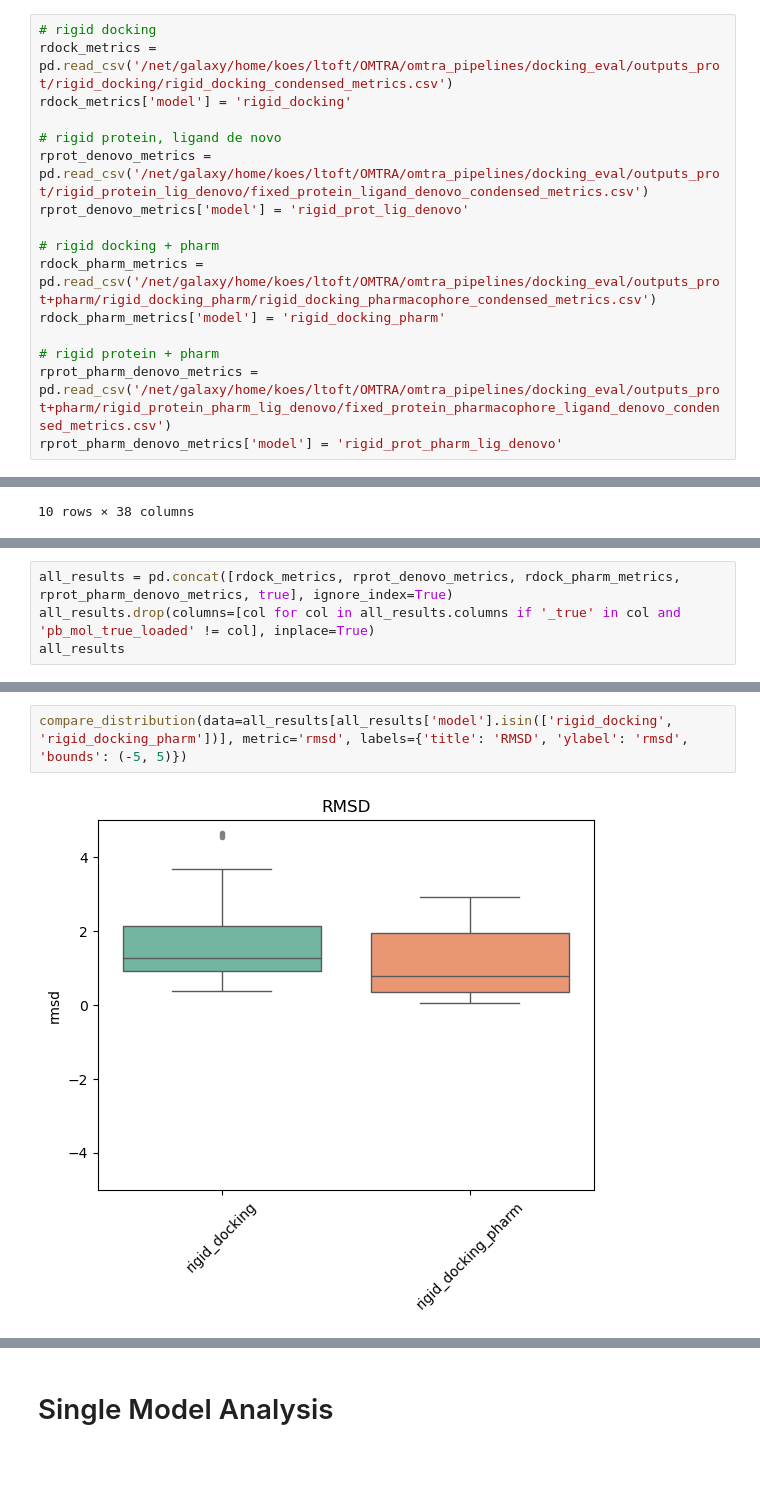
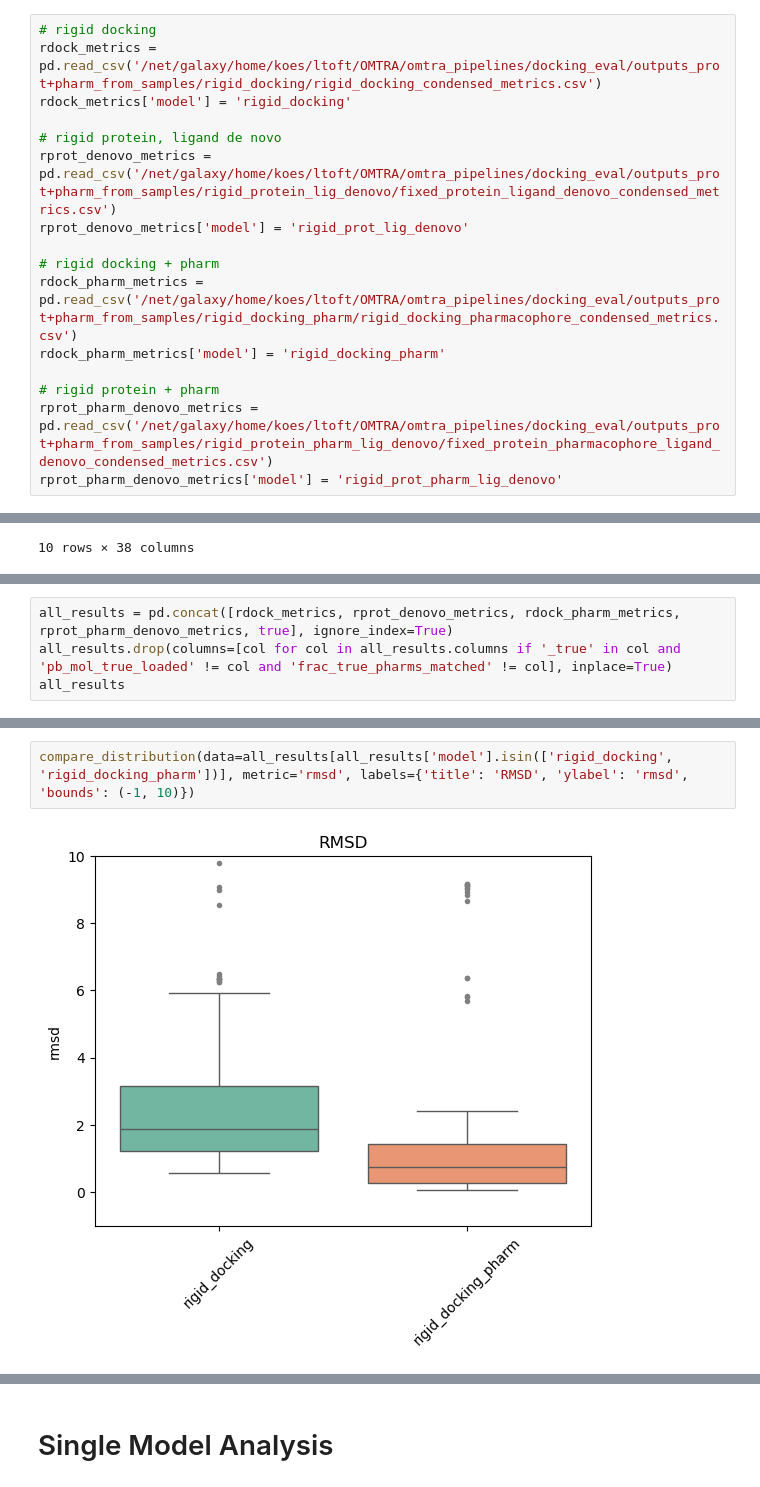
Before and after one commit to gnina/OMTRA, a Jupyter notebook: notebooks/docking_evaluation.ipynb, the cells around one changed output, grey strips where cells are left out. Cells and saved outputs as stored; diff of their text form.

Commit message:
small bug fix when reading pharmacophore file from sample path

```diff
--- a/notebooks/docking_evaluation.ipynb
+++ b/notebooks/docking_evaluation.ipynb
@@ -81,17 +81,17 @@ def pb_validity_summary(data):
         print(f"{key}: {value}")
 # %%
 # rigid docking
-rdock_metrics = pd.read_csv('/net/galaxy/home/koes/ltoft/OMTRA/omtra_pipelines/docking_eval/outputs_prot/rigid_docking/rigid_docking_condensed_metrics.csv')
+rdock_metrics = pd.read_csv('/net/galaxy/home/koes/ltoft/OMTRA/omtra_pipelines/docking_eval/outputs_prot+pharm_from_samples/rigid_docking/rigid_docking_condensed_metrics.csv')
 rdock_metrics['model'] = 'rigid_docking'
 
 # rigid protein, ligand de novo
-rprot_denovo_metrics = pd.read_csv('/net/galaxy/home/koes/ltoft/OMTRA/omtra_pipelines/docking_eval/outputs_prot/rigid_protein_lig_denovo/fixed_protein_ligand_denovo_condensed_metrics.csv')
+rprot_denovo_metrics = pd.read_csv('/net/galaxy/home/koes/ltoft/OMTRA/omtra_pipelines/docking_eval/outputs_prot+pharm_from_samples/rigid_protein_lig_denovo/fixed_protein_ligand_denovo_condensed_metrics.csv')
 rprot_denovo_metrics['model'] = 'rigid_prot_lig_denovo'
 
 # rigid docking + pharm
-rdock_pharm_metrics = pd.read_csv('/net/galaxy/home/koes/ltoft/OMTRA/omtra_pipelines/docking_eval/outputs_prot+pharm/rigid_docking_pharm/rigid_docking_pharmacophore_condensed_metrics.csv')
+rdock_pharm_metrics = pd.read_csv('/net/galaxy/home/koes/ltoft/OMTRA/omtra_pipelines/docking_eval/outputs_prot+pharm_from_samples/rigid_docking_pharm/rigid_docking_pharmacophore_condensed_metrics.csv')
 rdock_pharm_metrics['model'] = 'rigid_docking_pharm'
 
 # rigid protein + pharm
-rprot_pharm_denovo_metrics = pd.read_csv('/net/galaxy/home/koes/ltoft/OMTRA/omtra_pipelines/docking_eval/outputs_prot+pharm/rigid_protein_pharm_lig_denovo/fixed_protein_pharmacophore_ligand_denovo_condensed_metrics.csv')
+rprot_pharm_denovo_metrics = pd.read_csv('/net/galaxy/home/koes/ltoft/OMTRA/omtra_pipelines/docking_eval/outputs_prot+pharm_from_samples/rigid_protein_pharm_lig_denovo/fixed_protein_pharmacophore_ligand_denovo_condensed_metrics.csv')
 rprot_pharm_denovo_metrics['model'] = 'rigid_prot_pharm_lig_denovo'
@@ -151,6 +152,6 @@ all_results
 # %%
 all_results = pd.concat([rdock_metrics, rprot_denovo_metrics, rdock_pharm_metrics, rprot_pharm_denovo_metrics, true], ignore_index=True)
-all_results.drop(columns=[col for col in all_results.columns if '_true' in col and 'pb_mol_true_loaded' != col], inplace=True)
+all_results.drop(columns=[col for col in all_results.columns if '_true' in col and 'pb_mol_true_loaded' != col and 'frac_true_pharms_matched' != col], inplace=True)
 all_results
 # %% [output]
 |  | sys_id | protein_id | gen_ligand_id | RDKit_valid | pb_mol_pred_loaded | pb_mol_true_loaded | ... |
@@ -189,5 +190,5 @@ compare_distribution(data=all_results[all_results['model'] != 'true'], metric='i
 # %%
-compare_distribution(data=all_results[all_results['model'].isin(['rigid_docking', 'rigid_docking_pharm'])], metric='rmsd', labels={'title': 'RMSD', 'ylabel': 'rmsd', 'bounds': (-5, 5)})
+compare_distribution(data=all_results[all_results['model'].isin(['rigid_docking', 'rigid_docking_pharm'])], metric='rmsd', labels={'title': 'RMSD', 'ylabel': 'rmsd', 'bounds': (-1, 10)})
 # %% [output]
-[figure, old version]
+[figure, new version]
 # %%
```
Also changed, not shown: parts of 22 cells of this notebook, 2 other files.
